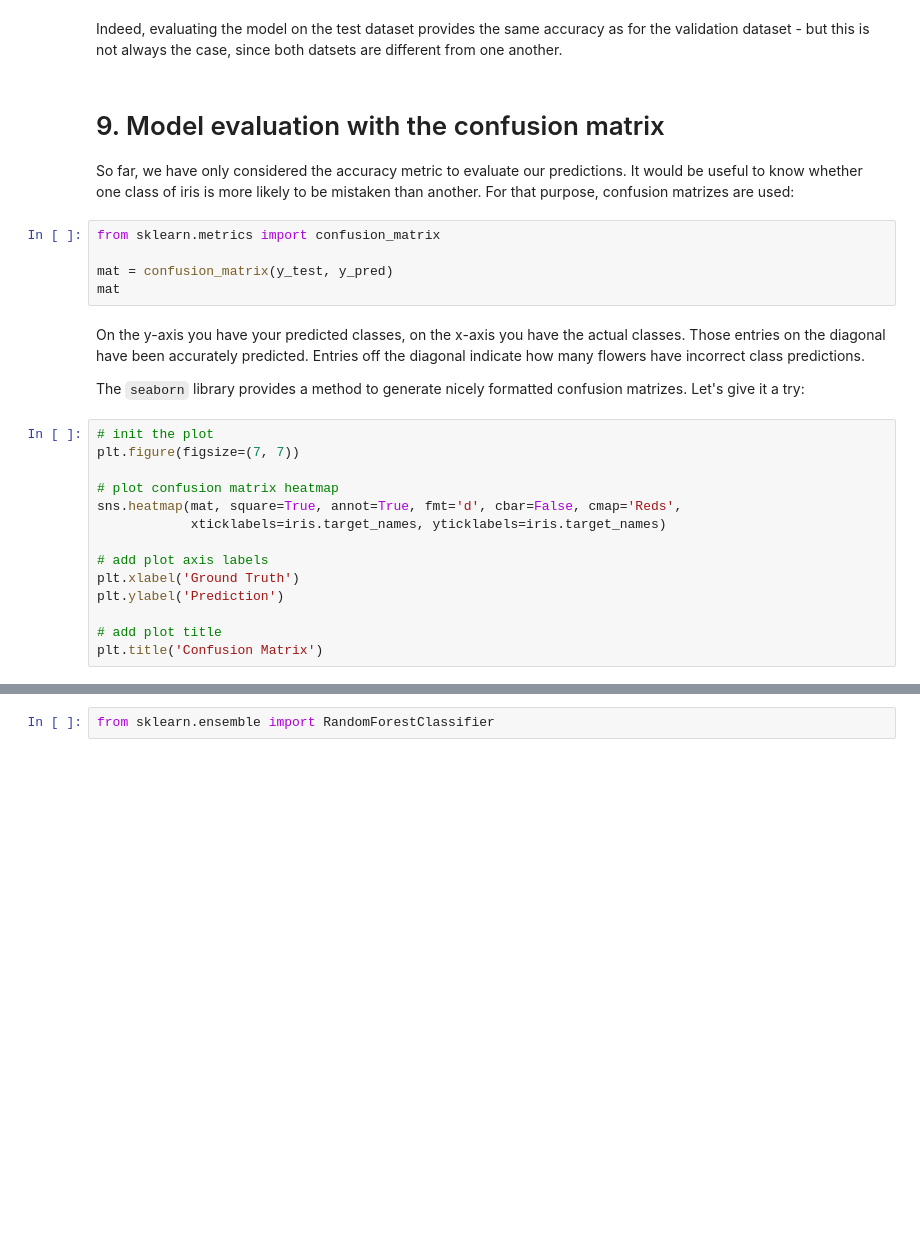
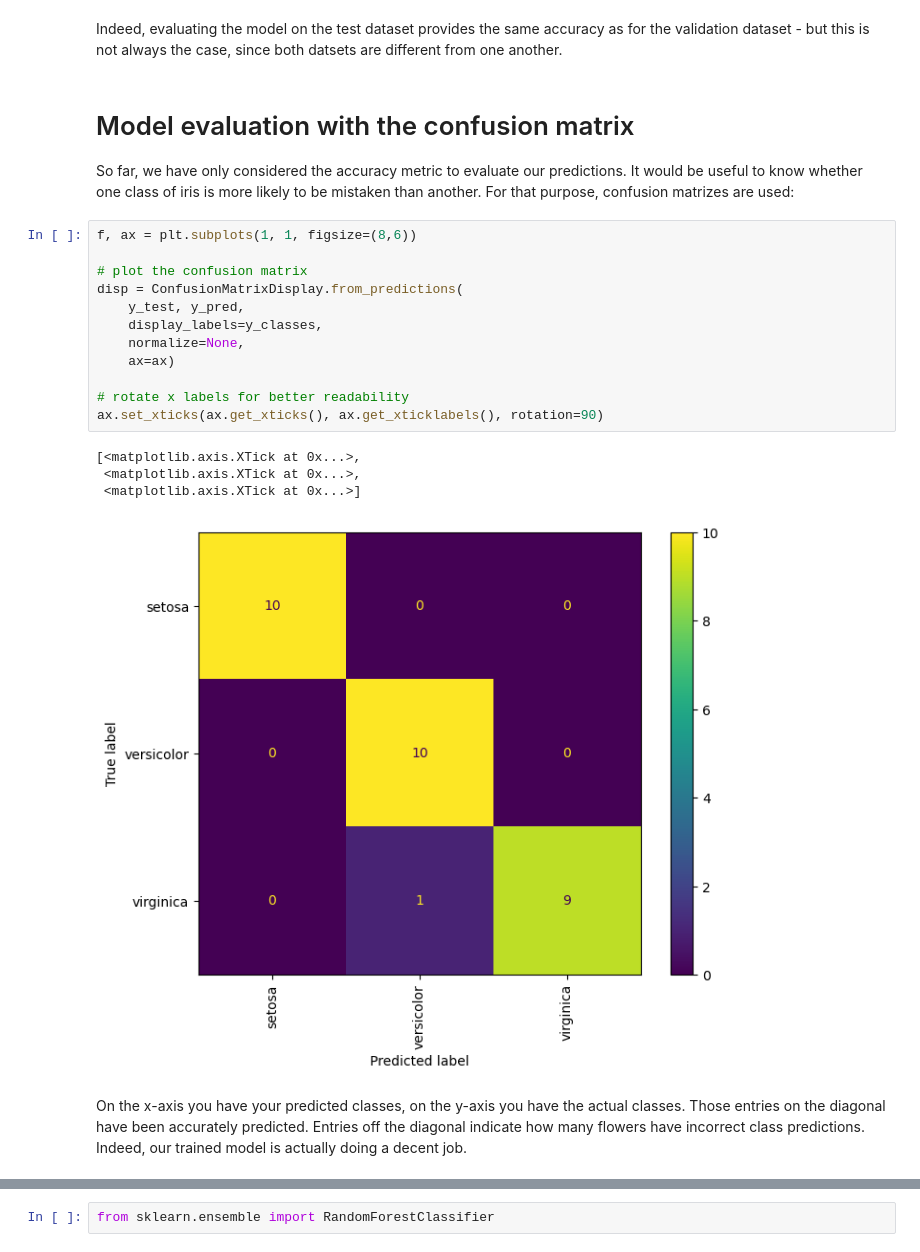
Before and after one commit to Hochschule-fuer-Technik-Stuttgart/teaching-mommert, a Jupyter notebook: supervised_learning/pipeline/sl_pipeline.ipynb, the cells around one changed output, grey strips where cells are left out. Cells and saved outputs as stored; diff of their text form; blank space fills up the shorter version.

```diff
--- a/supervised_learning/pipeline/sl_pipeline.ipynb
+++ b/supervised_learning/pipeline/sl_pipeline.ipynb
@@ -225,30 +242,26 @@ print('final test accuracy={:.2f}%'.format(accuracy_score(y_pred, y_test)*100))
 # %% [markdown]
 Indeed, evaluating the model on the test dataset provides the same accuracy as for the validation dataset - but this is not always the case, since both datsets are different from one another.
 # %% [markdown]
-# 9. Model evaluation with the confusion matrix
+# Model evaluation with the confusion matrix
 
 So far, we have only considered the accuracy metric to evaluate our predictions. It would be useful to know whether one class of iris is more likely to be mistaken than another. For that purpose, confusion matrizes are used:
-# %%
-from sklearn.metrics import confusion_matrix
-
-mat = confusion_matrix(y_test, y_pred)
-mat
+# %%
+f, ax = plt.subplots(1, 1, figsize=(8,6))
+
+# plot the confusion matrix
+disp = ConfusionMatrixDisplay.from_predictions(
+    y_test, y_pred,
+    display_labels=y_classes,
+    normalize=None,
+    ax=ax)
+
+# rotate x labels for better readability
+ax.set_xticks(ax.get_xticks(), ax.get_xticklabels(), rotation=90)
+# %% [output]
+[<matplotlib.axis.XTick at 0x...>,
+ <matplotlib.axis.XTick at 0x...>,
+ <matplotlib.axis.XTick at 0x...>]
+[figure, added]
 # %% [markdown]
-On the y-axis you have your predicted classes, on the x-axis you have the actual classes. Those entries on the diagonal have been accurately predicted. Entries off the diagonal indicate how many flowers have incorrect class predictions.
-
-The ``seaborn`` library provides a method to generate nicely formatted confusion matrizes. Let's give it a try:
+On the x-axis you have your predicted classes, on the y-axis you have the actual classes. Those entries on the diagonal have been accurately predicted. Entries off the diagonal indicate how many flowers have incorrect class predictions. Indeed, our trained model is actually doing a decent job.
-# %%
-# init the plot
-plt.figure(figsize=(7, 7))
-
-# plot confusion matrix heatmap
-sns.heatmap(mat, square=True, annot=True, fmt='d', cbar=False, cmap='Reds',
-            xticklabels=iris.target_names, yticklabels=iris.target_names)
-
-# add plot axis labels
-plt.xlabel('Ground Truth')
-plt.ylabel('Prediction')
-
-# add plot title
-plt.title('Confusion Matrix')
 # %% [markdown]
```
Also changed, not shown: parts of 44 cells of this notebook.
